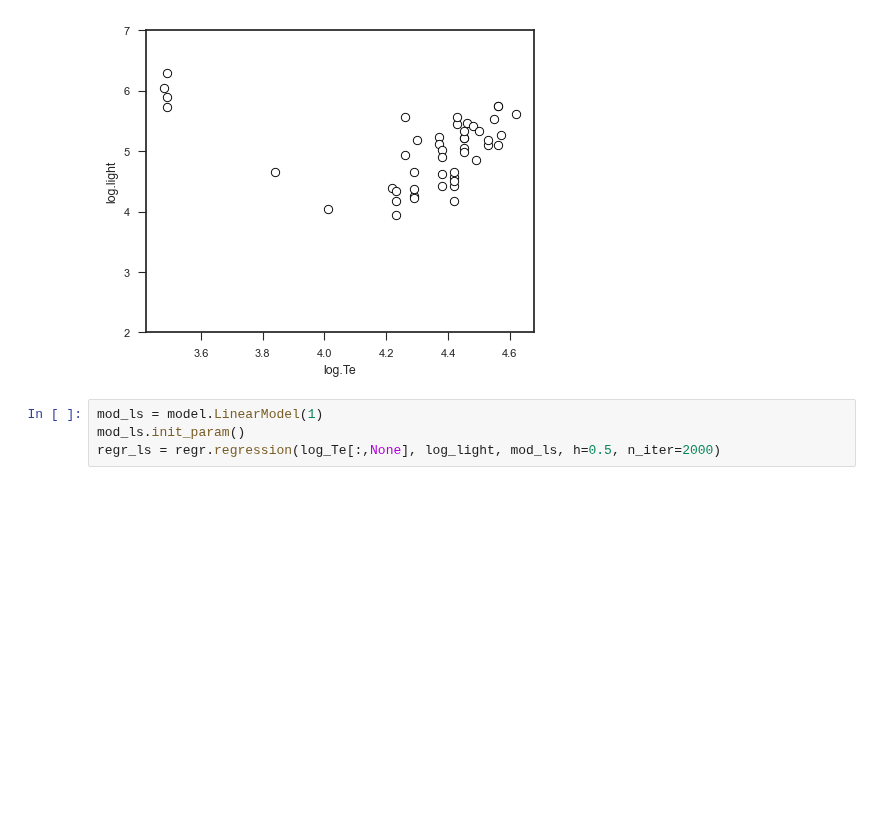
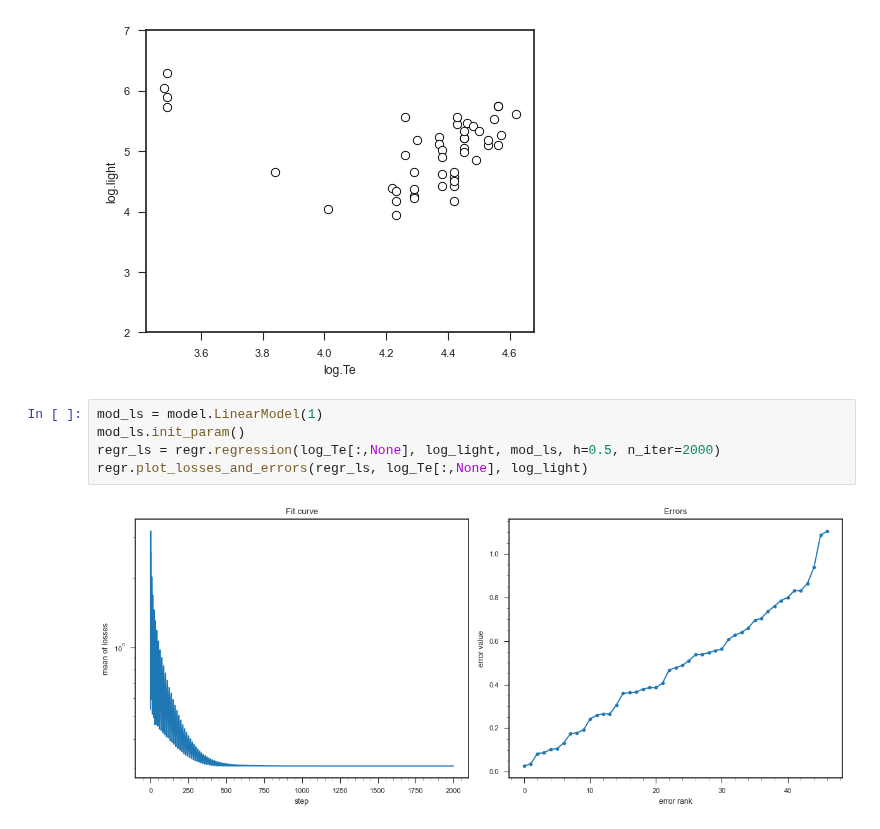
Before and after one commit to intellimath/mlgrad, a Jupyter notebook: examples/robust_linear_regression.ipynb, the cells around one changed output. Saved outputs shown, nothing was run; the diff lists cells and outputs as text; blank space fills up the shorter version.

```diff
--- a/examples/robust_linear_regression.ipynb
+++ b/examples/robust_linear_regression.ipynb
@@ -55,7 +55,10 @@ plt.show()
 # %%
 mod_ls = model.LinearModel(1)
 mod_ls.init_param()
 regr_ls = regr.regression(log_Te[:,None], log_light, mod_ls, h=0.5, n_iter=2000)
+regr.plot_losses_and_errors(regr_ls, log_Te[:,None], log_light)
+# %% [output]
+[figure, added]
 # %%
 mod_r = model.LinearModel(1)
 mod_r.init_param()
```
Also changed, not shown: parts of 4 cells of this notebook, 6 other files.
